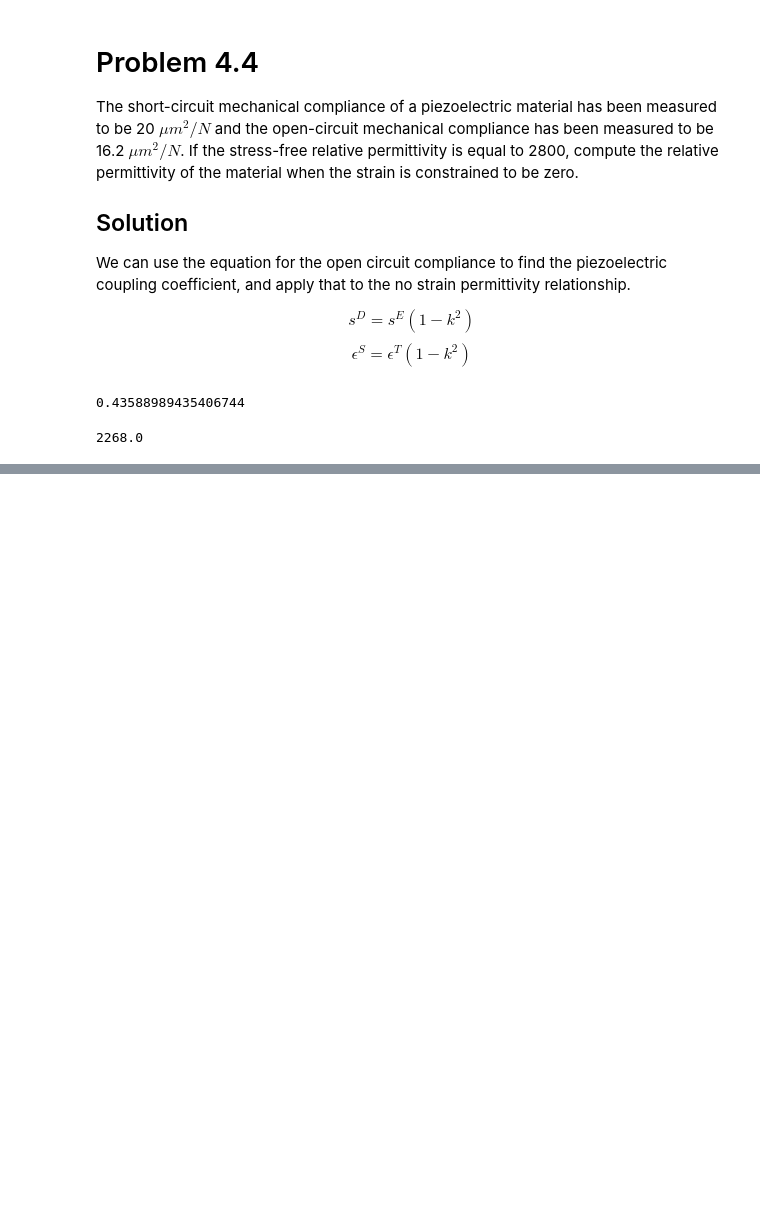
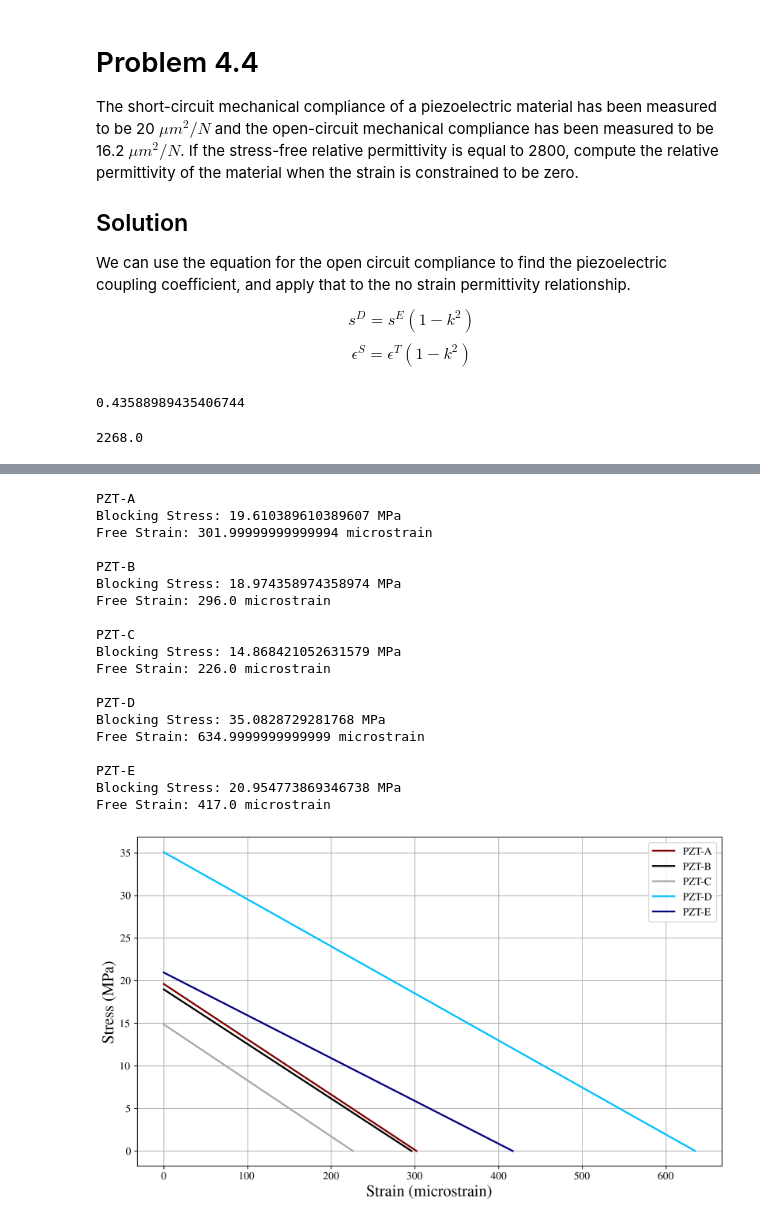
Before and after one commit to gabemorris12/Homework, a Jupyter notebook: Smart Material Chapter 4 Solutions.ipynb, the cells around one changed output, grey strips where cells are left out. Saved outputs shown, nothing was run; the diff lists cells and outputs as text; code cells hidden in the pictures; blank space fills up the shorter version.

```diff
--- a/Smart Material Chapter 4 Solutions.ipynb
+++ b/Smart Material Chapter 4 Solutions.ipynb
@@ -95,0 +308,41 @@ epsS
+# %%
+d33 = np.array([302, 296, 226, 635, 417])*1e-12
+s33 = np.array([15.4, 15.6, 15.2, 18.1, 19.9])*1e-12
+materials = ['PZT-A', 'PZT-B', 'PZT-C', 'PZT-D', 'PZT-E']
+Y33 = 1/s33  # Pa
+
+fig, ax = plt.subplots()
+E = 1e6  # V/m
+for d, Y, mat in zip(d33, Y33, materials):
+    T = d*Y*E*1e-6  # MPa
+    S = d*E*1e6  # microstrain
+    ax.plot([0, S], [T, 0], label=mat)
+    print(mat)
+    print('Blocking Stress:', T, 'MPa')
+    print('Free Strain:', S, 'microstrain')
+    print()
+ax.legend()
+ax.set_xlabel('Strain (microstrain)')
+ax.set_ylabel('Stress (MPa)')
+plt.show()
+# %% [output]
+PZT-A
+Blocking Stress: 19.610389610389607 MPa
+Free Strain: 301.99999999999994 microstrain
+
+PZT-B
+Blocking Stress: 18.974358974358974 MPa
+Free Strain: 296.0 microstrain
+
+PZT-C
+Blocking Stress: 14.868421052631579 MPa
+Free Strain: 226.0 microstrain
+
+PZT-D
+Blocking Stress: 35.0828729281768 MPa
+Free Strain: 634.9999999999999 microstrain
+
+PZT-E
+Blocking Stress: 20.954773869346738 MPa
+Free Strain: 417.0 microstrain
+[figure, added]
```
Also changed, not shown: parts of 17 cells of this notebook, 1 other file.
